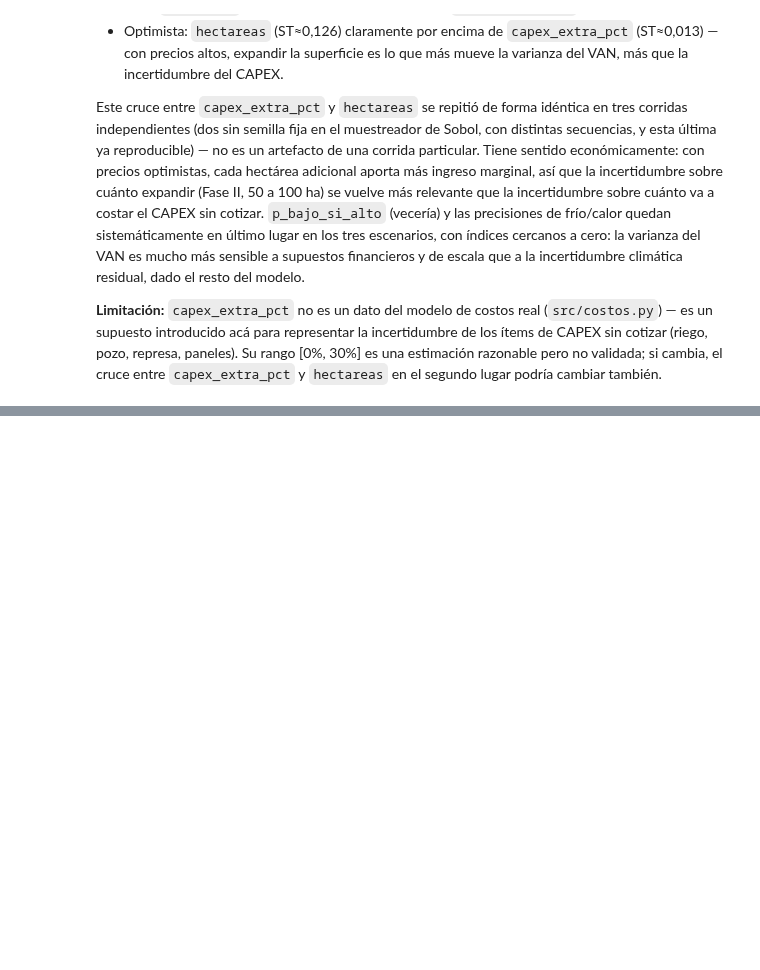
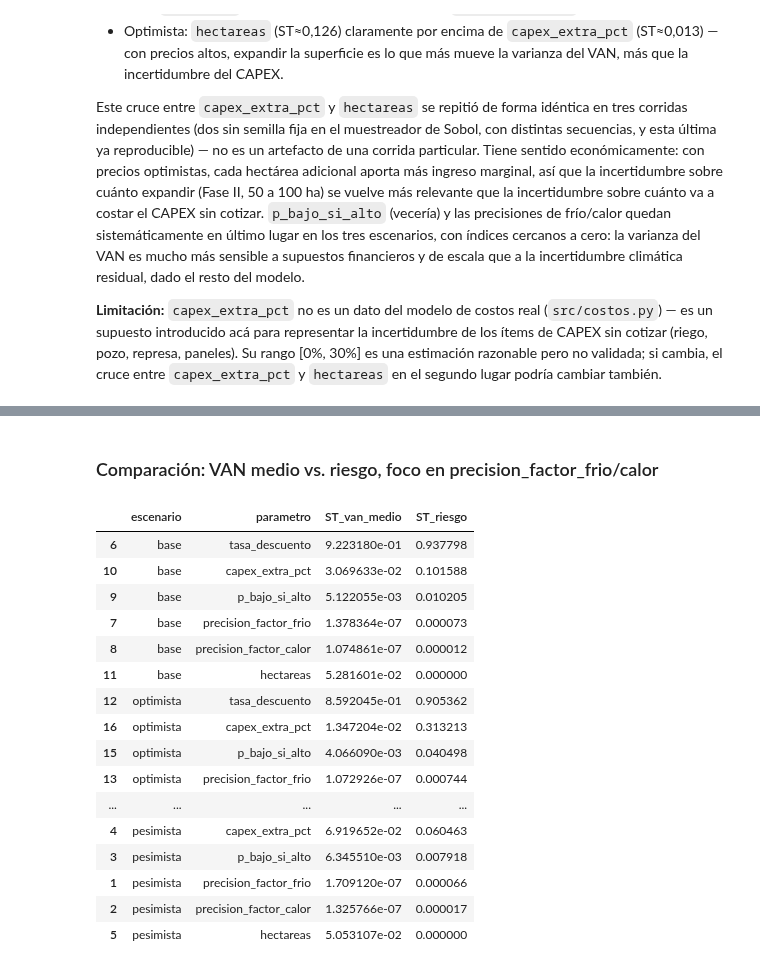
Before and after one commit to Emilialandgrebe/tesis-maestria, a Jupyter notebook: notebooks/03_sensibilidad_sobol.ipynb, the cells around one changed output, grey strips where cells are left out. Saved outputs shown, nothing was run; the diff lists cells and outputs as text; code cells hidden in the pictures; blank space fills up the shorter version.

```diff
--- a/notebooks/03_sensibilidad_sobol.ipynb
+++ b/notebooks/03_sensibilidad_sobol.ipynb
@@ -190,0 +265,27 @@ podría cambiar también.
+# %% [markdown]
+### Comparación: VAN medio vs. riesgo, foco en precision_factor_frio/calor
+# %%
+comparacion = df_sobol.merge(
+    df_riesgo, on=["parametro", "escenario"], suffixes=("_van_medio", "_riesgo")
+)
+comparacion[
+    ["escenario", "parametro", "ST_van_medio", "ST_riesgo"]
+].sort_values(["escenario", "ST_riesgo"], ascending=[True, False])
+# %% [output]
+|  | escenario | parametro | ST_van_medio | ST_riesgo |
+| 6 | base | tasa_descuento | 9.223180e-01 | 0.937798 |
+| 10 | base | capex_extra_pct | 3.069633e-02 | 0.101588 |
+| 9 | base | p_bajo_si_alto | 5.122055e-03 | 0.010205 |
+| 7 | base | precision_factor_frio | 1.378364e-07 | 0.000073 |
+| 8 | base | precision_factor_calor | 1.074861e-07 | 0.000012 |
+| 11 | base | hectareas | 5.281601e-02 | 0.000000 |
+| 12 | optimista | tasa_descuento | 8.592045e-01 | 0.905362 |
+| 16 | optimista | capex_extra_pct | 1.347204e-02 | 0.313213 |
+| 15 | optimista | p_bajo_si_alto | 4.066090e-03 | 0.040498 |
+| 13 | optimista | precision_factor_frio | 1.072926e-07 | 0.000744 |
+| ... | ... | ... | ... | ... |
+| 4 | pesimista | capex_extra_pct | 6.919652e-02 | 0.060463 |
+| 3 | pesimista | p_bajo_si_alto | 6.345510e-03 | 0.007918 |
+| 1 | pesimista | precision_factor_frio | 1.709120e-07 | 0.000066 |
+| 2 | pesimista | precision_factor_calor | 1.325766e-07 | 0.000017 |
+| 5 | pesimista | hectareas | 5.053107e-02 | 0.000000 |
```
Also changed, not shown: parts of 10 cells of this notebook, 2 other files.
